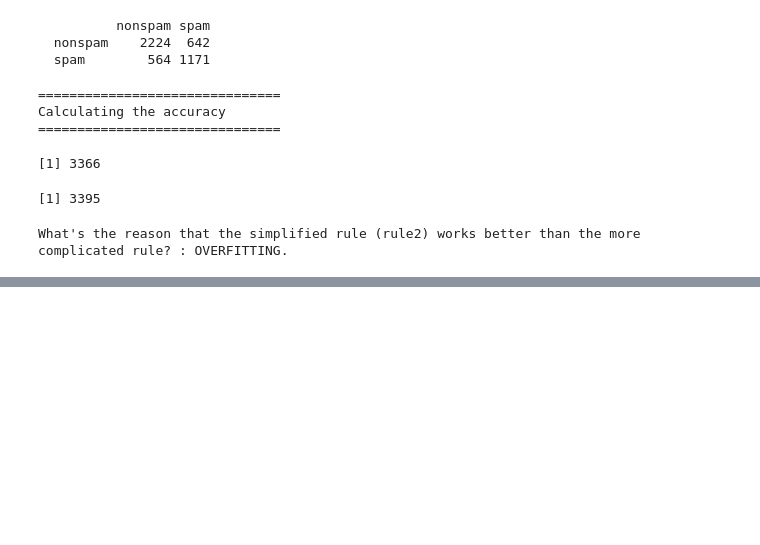
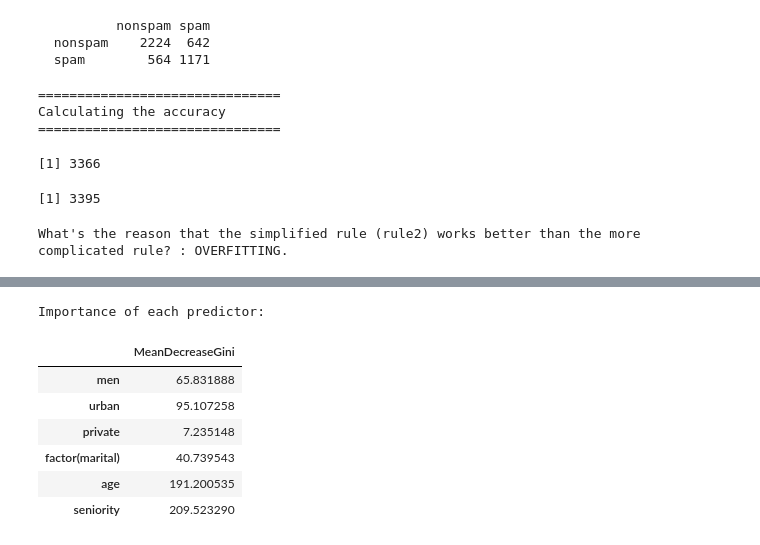
Before and after one commit to corinabioinformatic/MachineLearningResources, a Jupyter notebook: Machine Learning Resources I (step_by_step).ipynb, the cells around one changed output, grey strips where cells are left out. Cells and saved outputs as stored; diff of their text form; code cells hidden in the pictures; blank space fills up the shorter version.

```diff
--- a/Machine Learning Resources I (step_by_step).ipynb
+++ b/Machine Learning Resources I (step_by_step).ipynb
@@ -311,0 +320,19 @@ What's the reason that the simplified rule (rule2) works better than the more co
+# %%
+cat("\n============================================\nReceiver Operating Characteristics curves
+\n====================================\n")
+
+
+library(knitr)
+library(randomForest)
+
+#Load and Examine Data
+myurl <- "https://raw.githubusercontent.com/spitakiss/Data607_Pres1/master/FullCoverage.csv"
+full.cov = read.csv(myurl,header=TRUE)
+
+
+full.cov$men <- factor(full.cov$men)
+full.cov$urban <- factor(full.cov$urban)
+full.cov$private <- factor(full.cov$private)
+full.cov$y <- factor(full.cov$y)
+
+kable(head(full.cov))
@@ -311,0 +436,12 @@ What's the reason that the simplified rule (rule2) works better than the more co
+# %%
+cat("\nImportance of each predictor:")
+importance(rf) # importance of each predictor
+# %% [output]
+Importance of each predictor:
+|  | MeanDecreaseGini |
+| men | 65.831888 |
+| urban | 95.107258 |
+| private | 7.235148 |
+| factor(marital) | 40.739543 |
+| age | 191.200535 |
+| seniority | 209.523290 |
```
Also changed, not shown: parts of 14 cells of this notebook.
